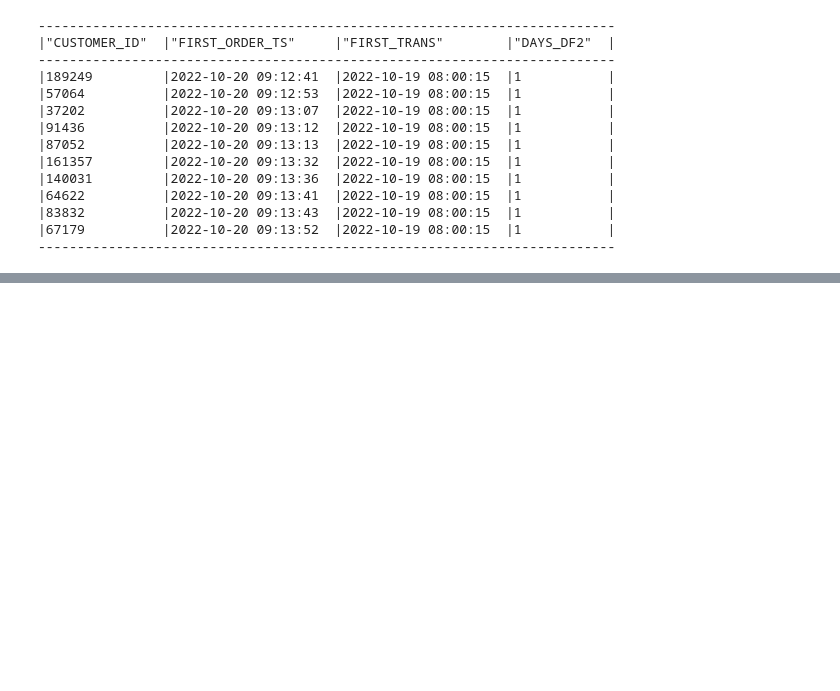
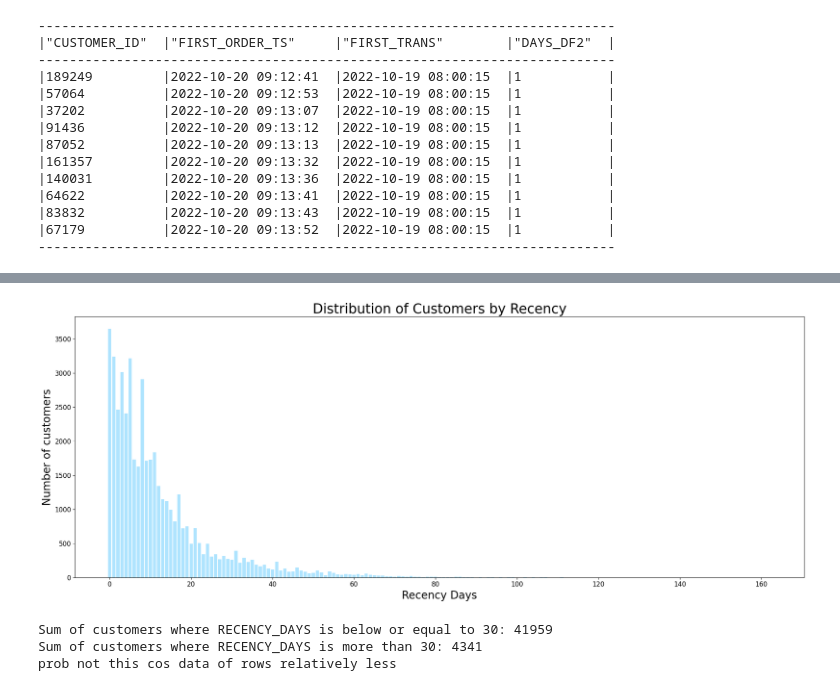
Before and after one commit to cshiwei330/ICP-ASG3-Insightify, a Jupyter notebook: Churn Model with Hold Out.ipynb, the cells around one changed output, grey strips where cells are left out. Drawn from its saved outputs; the diff is of its cells as text; code cells hidden in the pictures; blank space fills up the shorter version.

```diff
--- a/Churn Model with Hold Out.ipynb
+++ b/Churn Model with Hold Out.ipynb
@@ -536,0 +855,5 @@ customer_first_order_timestamp_df2.show()
+# %%
+# Finding the maximum days without purchase for each customer
+customer_max_days = customer_order_times.groupBy("CUSTOMER_ID").max("days_between")
+customer_max_days = customer_max_days.sort(col('CUSTOMER_ID'))
+customer_max_days.show()
@@ -536,0 +875,4 @@ customer_first_order_timestamp_df2.show()
+# %%
+customer_last_order_timestamp_df1 = customer_max_days.join(customer_last_order_timestamp_df1,
+                                customer_last_order_timestamp_df1.CUSTOMER_ID==customer_max_days.CUSTOMER_ID, lsuffix="", rsuffix="_MAX_DAYS_WITHOUT_PURCHASE")
+customer_last_order_timestamp_df1.show()
@@ -536,0 +894,4 @@ customer_first_order_timestamp_df2.show()
+# %%
+# Dropping of irrelevant and unnecessary columns that have been introduced during joining of dataframes in previous steps
+customer_last_order_timestamp_df1 = customer_last_order_timestamp_df1.drop(["CUSTOMER_ID_MAX_DAYS_WITHOUT_PURCHASE", "CUSTOMER_ID_MIN_DAYS_WITHOUT_PURCHASE", "CUSTOMER_ID_AVG_DAYS_WITHOUT_PURCHASE"])
+customer_last_order_timestamp_df1.show(10)
@@ -536,0 +915,3 @@ customer_first_order_timestamp_df2.show()
+# %%
+customer_by_recency = customer_last_order_timestamp_df1.group_by("RECENCY_DAYS").agg(F.count("CUSTOMER_ID").alias("NO_OF_CUST")).to_pandas()
+customer_by_recency.head()
@@ -536,0 +925,53 @@ customer_first_order_timestamp_df2.show()
+# %%
+customer_by_recency.sort_values(by='RECENCY_DAYS', ascending=True, inplace=True) # Sort values in ascending order of customer
+recency_index = customer_by_recency['RECENCY_DAYS'].tolist()
+customer_values = customer_by_recency['NO_OF_CUST'].tolist()
+
+# Create a figure and subplot
+fig, V4 = plt.subplots(figsize=(20,8))
+
+# Create a bar chart
+V4.bar(recency_index,customer_values, align = 'center', color='#AFE4FE') # align define the alignment of x-ticks
+
+# Display data labels
+#for x,y in zip(recency_index,customer_values):
+
+#    label = x
+
+#    plt.annotate(label,
+#                 (x,y),
+#                 textcoords="offset points",
+#                 xytext=(30,-3),
+#                 fontsize = 10,
+#                 ha='center')
+
+# State title of plot and the axes labels
+V4.set_title('Distribution of Customers by Recency', fontsize = 25)
+V4.set_ylabel('Number of customers', fontsize = 20)
+V4.set_xlabel('Recency Days', fontsize = 20)
+
+# Set font size of ticks on the x-axis and y-axis
+V4.tick_params(labelsize = 12, axis ='both')
+
+# Set tight layout for figure
+fig.tight_layout()
+
+# Display plot
+plt.show()
+# %% [output]
+[figure, added]
+# %%
+# Sum of customers where RECENCY_DAYS is below or equal to 30
+sum_below_30 = customer_by_recency[customer_by_recency['RECENCY_DAYS'] <= 30]['NO_OF_CUST'].sum()
+
+# Sum of customers where RECENCY_DAYS is more than 30
+sum_above_30 = customer_by_recency[customer_by_recency['RECENCY_DAYS'] > 30]['NO_OF_CUST'].sum()
+
+# Print the results
+print("Sum of customers where RECENCY_DAYS is below or equal to 30:", sum_below_30)
+print("Sum of customers where RECENCY_DAYS is more than 30:", sum_above_30)
+print("prob not this cos data of rows relatively less")
+# %% [output]
+Sum of customers where RECENCY_DAYS is below or equal to 30: 41959
+Sum of customers where RECENCY_DAYS is more than 30: 4341
+prob not this cos data of rows relatively less
```
Also changed, not shown: parts of 42 cells of this notebook.
